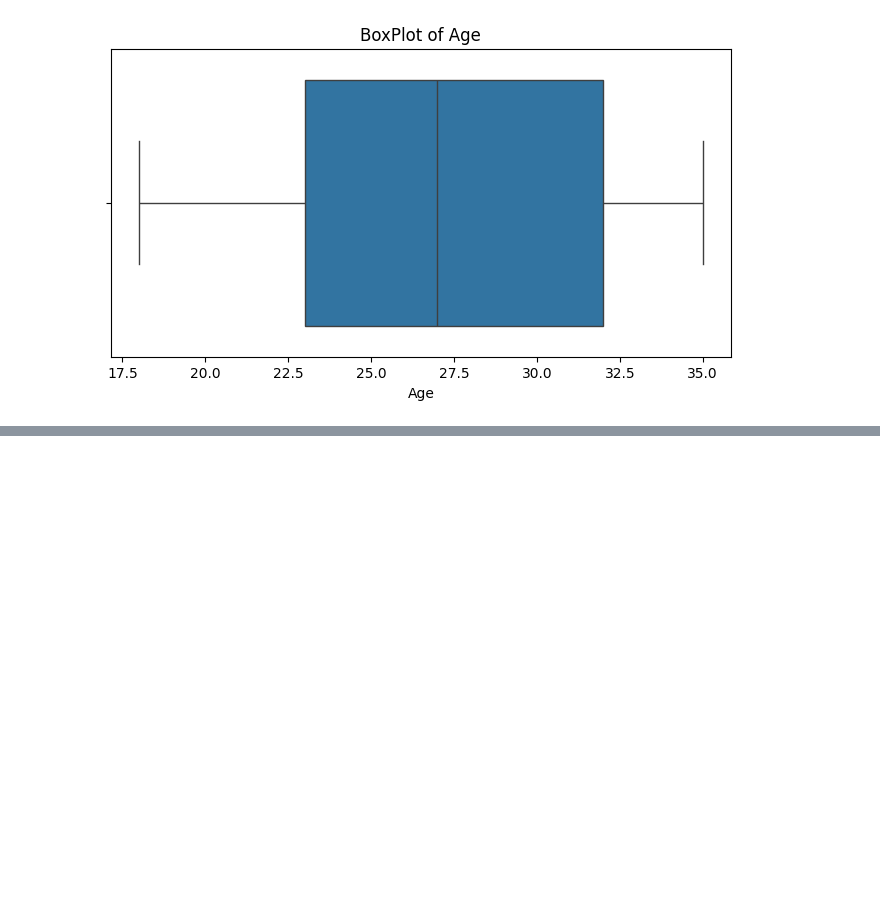
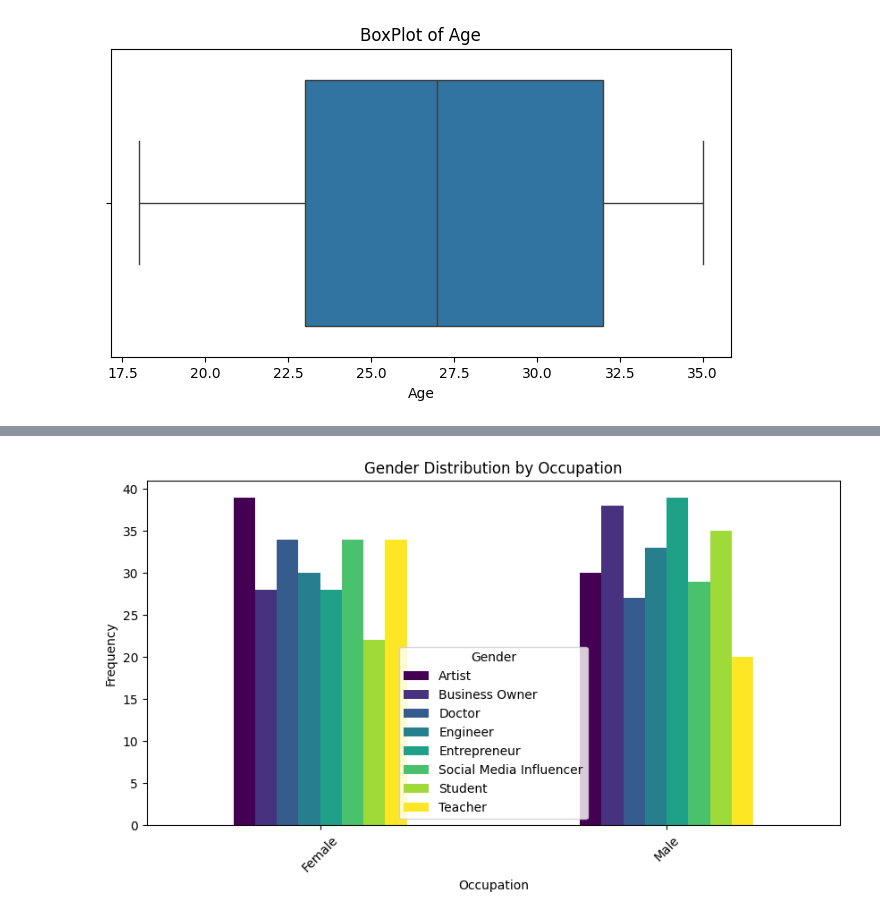
Before and after one commit to Darknight47/Data-Science-Projects-03, a Jupyter notebook: dating_recommendation.ipynb, the cells around one changed output, grey strips where cells are left out. Cells and saved outputs as stored; diff of their text form; code cells hidden in the pictures; blank space fills up the shorter version.

```diff
--- a/dating_recommendation.ipynb
+++ b/dating_recommendation.ipynb
@@ -97,0 +110,12 @@ The absence of outliers suggests that the ages of users fall within a typical ra
+# %%
+gender_occupation_counts = dataset.groupby(['Gender', 'Occupation']).size().unstack()
+# %%
+gender_occupation_counts.plot(kind='bar', figsize=(10, 5), colormap='viridis')
+plt.title('Gender Distribution by Occupation')
+plt.xlabel('Occupation')
+plt.ylabel('Frequency')
+plt.legend(title='Gender')
+plt.xticks(rotation=45)
+plt.show()
+# %% [output]
+[figure, added]
```
Also changed, not shown: parts of 3 cells of this notebook.
